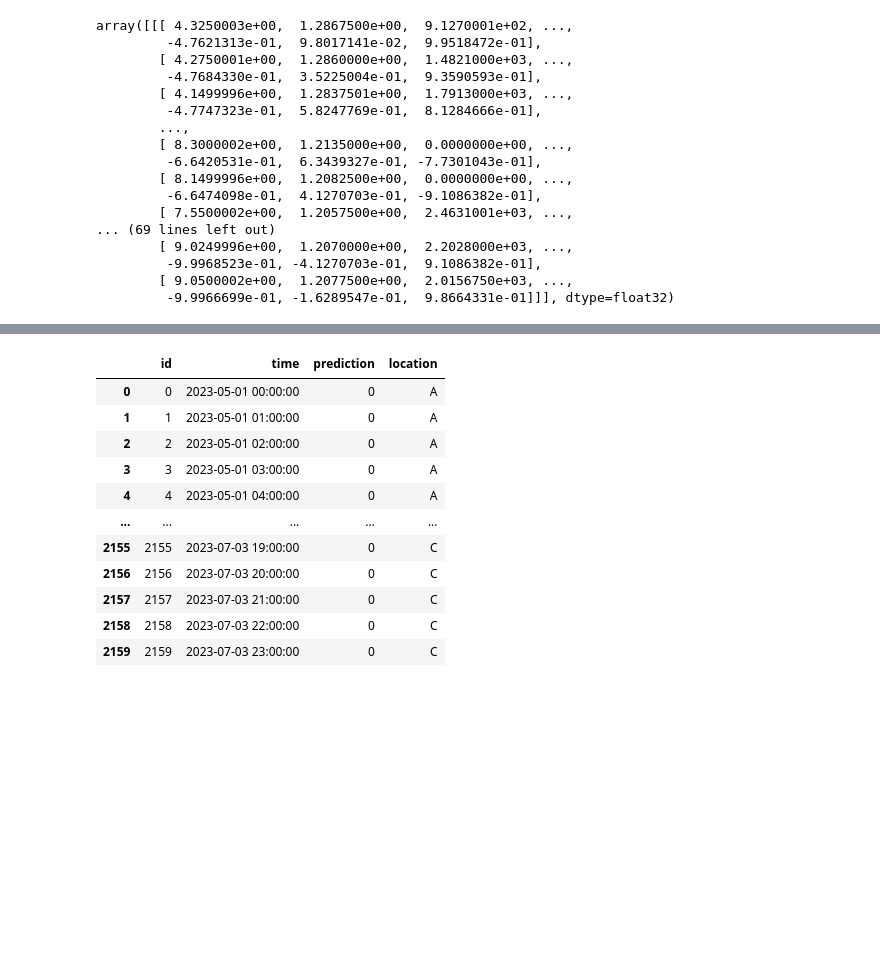
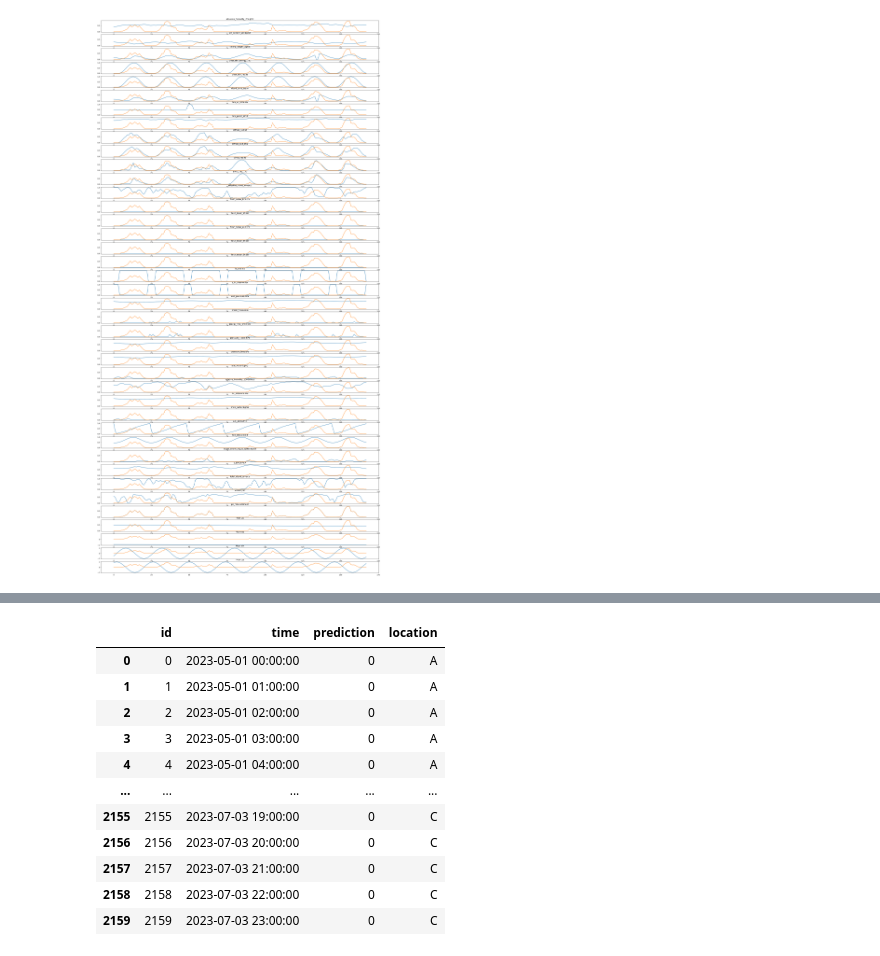
Before and after one commit to MartinSkatvedt/TDT4173-Machine-Learning, a Jupyter notebook: read_files.ipynb, the cells around one changed output, grey strips where cells are left out. Drawn from its saved outputs; the diff is of its cells as text; code cells hidden in the pictures; blank space fills up the shorter version.

```diff
--- a/read_files.ipynb
+++ b/read_files.ipynb
@@ -219,3 +208,20 @@ drop_constanst_columns(train_data_c, val_data_c, test_c)
+# %%
+
+#plt.figure(figsize=(30,20))
+cols = train_data_a.columns.tolist()
+fig, axs = plt.subplots(len(cols), figsize=(30, 60))
+#plt.ylim(0, 1)
+for i, col in enumerate(cols):
+    axs[i].set_title(col)
+    axs[i].plot(train_data_a[col][0:24*7], label=col)
+    axs[i].plot(train_data_a["pv_measurement"][0:24*7], label=col)
+
+#legend = plt.legend(loc='upper left', shadow=True, fontsize='x-large')
+
+
+#plt.plot(train_data_a["pv_measurment"])
+# %% [output]
+[figure, added]
 # %%
 MAX_EPOCHS = 20
 
@@ -291,25 +297,5 @@ val_c_x, val_c_y = split_and_batch(val_data_c)
 test_a = batch(test_a)
 test_b = batch(test_b)
 test_c = batch(test_c)
-# %%
-test_a
-# %% [output]
-array([[[ 4.3250003e+00,  1.2867500e+00,  9.1270001e+02, ...,
-         -4.7621313e-01,  9.8017141e-02,  9.9518472e-01],
-        [ 4.2750001e+00,  1.2860000e+00,  1.4821000e+03, ...,
-         -4.7684330e-01,  3.5225004e-01,  9.3590593e-01],
-        [ 4.1499996e+00,  1.2837501e+00,  1.7913000e+03, ...,
-         -4.7747323e-01,  5.8247769e-01,  8.1284666e-01],
-        ...,
-        [ 8.3000002e+00,  1.2135000e+00,  0.0000000e+00, ...,
-         -6.6420531e-01,  6.3439327e-01, -7.7301043e-01],
-        [ 8.1499996e+00,  1.2082500e+00,  0.0000000e+00, ...,
-         -6.6474098e-01,  4.1270703e-01, -9.1086382e-01],
-        [ 7.5500002e+00,  1.2057500e+00,  2.4631001e+03, ...,
-... (69 lines left out)
-        [ 9.0249996e+00,  1.2070000e+00,  2.2028000e+03, ...,
-         -9.9968523e-01, -4.1270703e-01,  9.1086382e-01],
-        [ 9.0500002e+00,  1.2077500e+00,  2.0156750e+03, ...,
-         -9.9966699e-01, -1.6289547e-01,  9.8664331e-01]]], dtype=float32)
 # %%
 lstm_model_a = tf.keras.models.Sequential([
```
Also changed, not shown: parts of 23 cells of this notebook, 10 other files.
